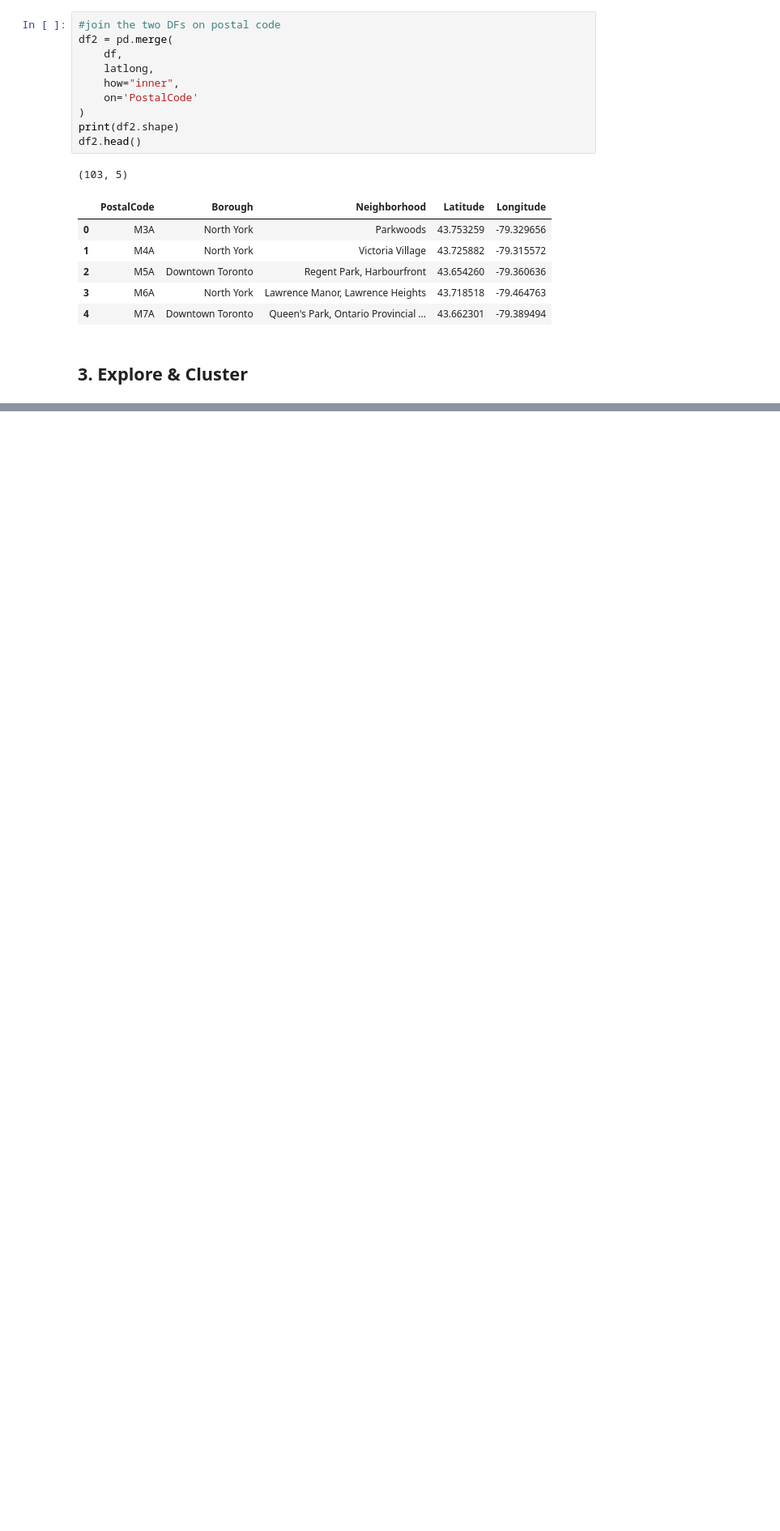
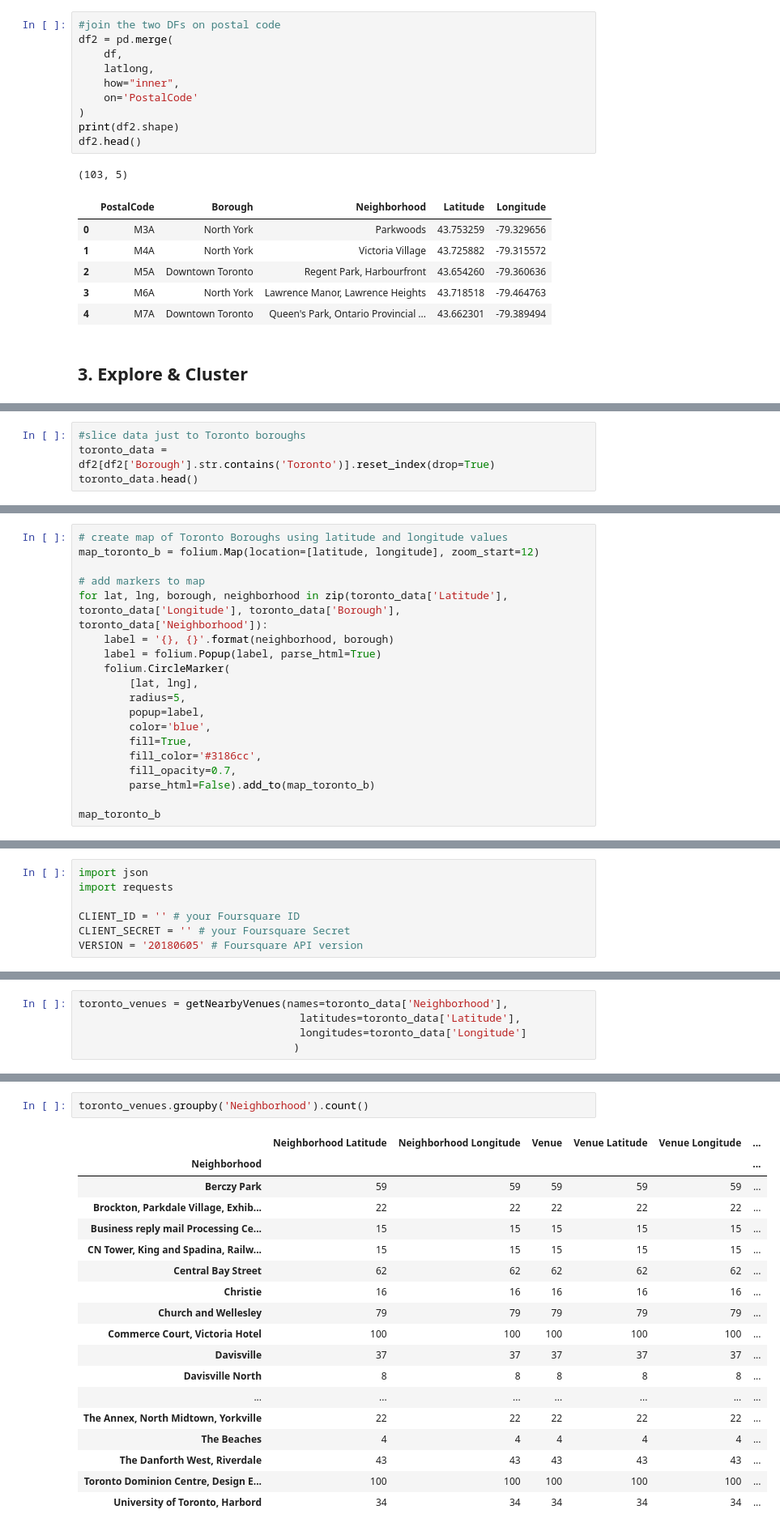
Before and after one commit to bluewaternc/Applied_Data_Science_Capstone, a Jupyter notebook: Toronto Neighborhoods.ipynb, the cells around one changed output, grey strips where cells are left out. Shown at 81% size. Saved outputs shown, nothing was run; the diff lists cells and outputs as text; blank space fills up the shorter version.

Commit message:
Final version, API credentials removed

```diff
--- a/Toronto Neighborhoods.ipynb
+++ b/Toronto Neighborhoods.ipynb
@@ -120,0 +104,4 @@ df2.head()
+# %%
+#slice data just to Toronto boroughs
+toronto_data = df2[df2['Borough'].str.contains('Toronto')].reset_index(drop=True)
+toronto_data.head()
@@ -120,0 +115,19 @@ df2.head()
+# %%
+# create map of Toronto Boroughs using latitude and longitude values
+map_toronto_b = folium.Map(location=[latitude, longitude], zoom_start=12)
+
+# add markers to map
+for lat, lng, borough, neighborhood in zip(toronto_data['Latitude'], toronto_data['Longitude'], toronto_data['Borough'], toronto_data['Neighborhood']):
+    label = '{}, {}'.format(neighborhood, borough)
+    label = folium.Popup(label, parse_html=True)
+    folium.CircleMarker(
+        [lat, lng],
+        radius=5,
+        popup=label,
+        color='blue',
+        fill=True,
+        fill_color='#3186cc',
+        fill_opacity=0.7,
+        parse_html=False).add_to(map_toronto_b)
+
+map_toronto_b
@@ -120,0 +138,7 @@ df2.head()
+# %%
+import json
+import requests
+
+CLIENT_ID = '' # your Foursquare ID
+CLIENT_SECRET = '' # your Foursquare Secret
+VERSION = '20180605' # Foursquare API version
@@ -120,0 +185,5 @@ df2.head()
+# %%
+toronto_venues = getNearbyVenues(names=toronto_data['Neighborhood'],
+                                   latitudes=toronto_data['Latitude'],
+                                   longitudes=toronto_data['Longitude']
+                                  )
@@ -120,0 +219,21 @@ df2.head()
+# %%
+toronto_venues.groupby('Neighborhood').count()
+# %% [output]
+|  | Neighborhood Latitude | Neighborhood Longitude | Venue | Venue Latitude | Venue Longitude | ... |
+| Neighborhood |  |  |  |  |  | ... |
+| Berczy Park | 59 | 59 | 59 | 59 | 59 | ... |
+| Brockton, Parkdale Village, Exhib... | 22 | 22 | 22 | 22 | 22 | ... |
+| Business reply mail Processing Ce... | 15 | 15 | 15 | 15 | 15 | ... |
+| CN Tower, King and Spadina, Railw... | 15 | 15 | 15 | 15 | 15 | ... |
+| Central Bay Street | 62 | 62 | 62 | 62 | 62 | ... |
+| Christie | 16 | 16 | 16 | 16 | 16 | ... |
+| Church and Wellesley | 79 | 79 | 79 | 79 | 79 | ... |
+| Commerce Court, Victoria Hotel | 100 | 100 | 100 | 100 | 100 | ... |
+| Davisville | 37 | 37 | 37 | 37 | 37 | ... |
+| Davisville North | 8 | 8 | 8 | 8 | 8 | ... |
+| ... | ... | ... | ... | ... | ... | ... |
+| The Annex, North Midtown, Yorkville | 22 | 22 | 22 | 22 | 22 | ... |
+| The Beaches | 4 | 4 | 4 | 4 | 4 | ... |
+| The Danforth West, Riverdale | 43 | 43 | 43 | 43 | 43 | ... |
+| Toronto Dominion Centre, Design E... | 100 | 100 | 100 | 100 | 100 | ... |
+| University of Toronto, Harbord | 34 | 34 | 34 | 34 | 34 | ... |
```
Also changed, not shown: parts of 34 cells of this notebook.
